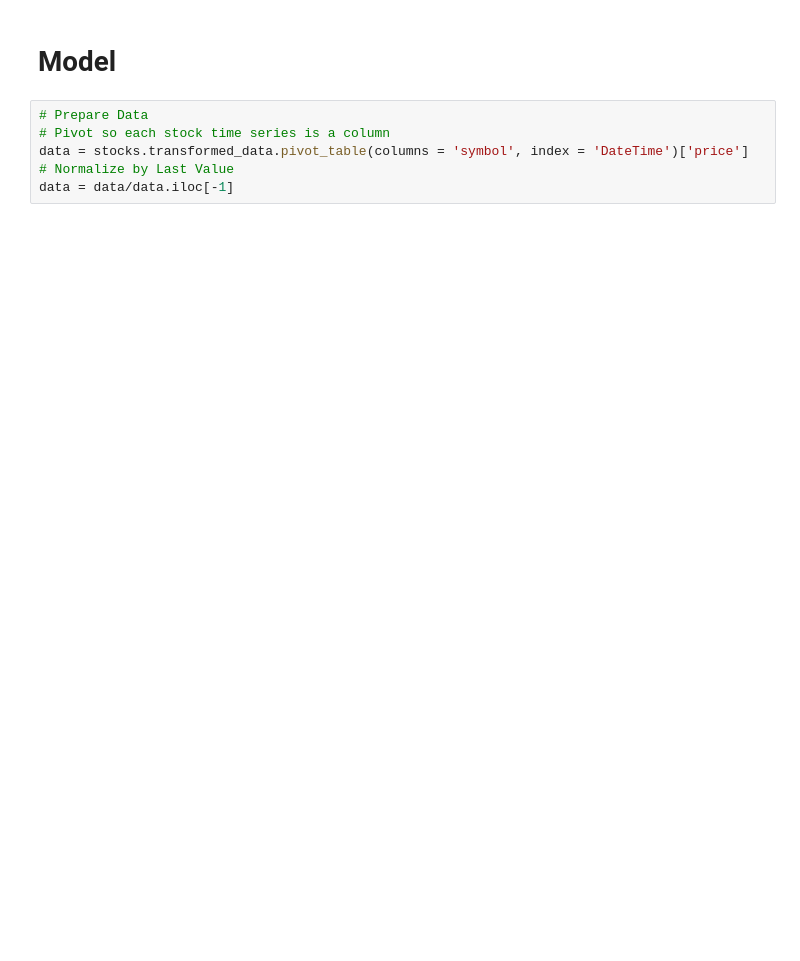
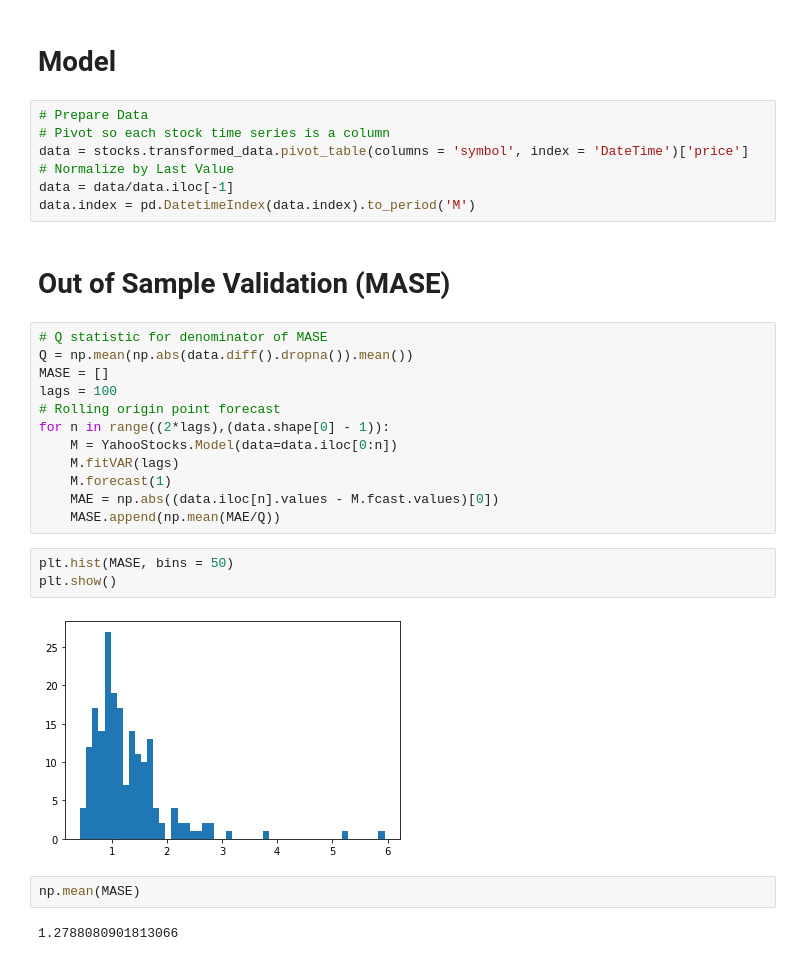
Before and after one commit to ehullander/StockPrice, a Jupyter notebook: Stocks.ipynb, the cells around one changed output. Saved outputs shown, nothing was run; the diff lists cells and outputs as text; blank space fills up the shorter version.

Commit message:
MASE

```diff
--- a/Stocks.ipynb
+++ b/Stocks.ipynb
@@ -42,3 +45,27 @@ stocks.plot_raw(scale = -1)
 data = stocks.transformed_data.pivot_table(columns = 'symbol', index = 'DateTime')['price']
 # Normalize by Last Value
 data = data/data.iloc[-1]
+data.index = pd.DatetimeIndex(data.index).to_period('M')
+# %% [markdown]
+# Out of Sample Validation (MASE)
+# %%
+# Q statistic for denominator of MASE
+Q = np.mean(np.abs(data.diff().dropna()).mean())
+MASE = []
+lags = 100
+# Rolling origin point forecast
+for n in range((2*lags),(data.shape[0] - 1)):
+    M = YahooStocks.Model(data=data.iloc[0:n])
+    M.fitVAR(lags)
+    M.forecast(1)
+    MAE = np.abs((data.iloc[n].values - M.fcast.values)[0])
+    MASE.append(np.mean(MAE/Q))
+# %%
+plt.hist(MASE, bins = 50)
+plt.show()
+# %% [output]
+[figure, added]
+# %%
+np.mean(MASE)
+# %% [output]
+1.2788080901813066
```
Also changed, not shown: parts of 9 cells of this notebook.
